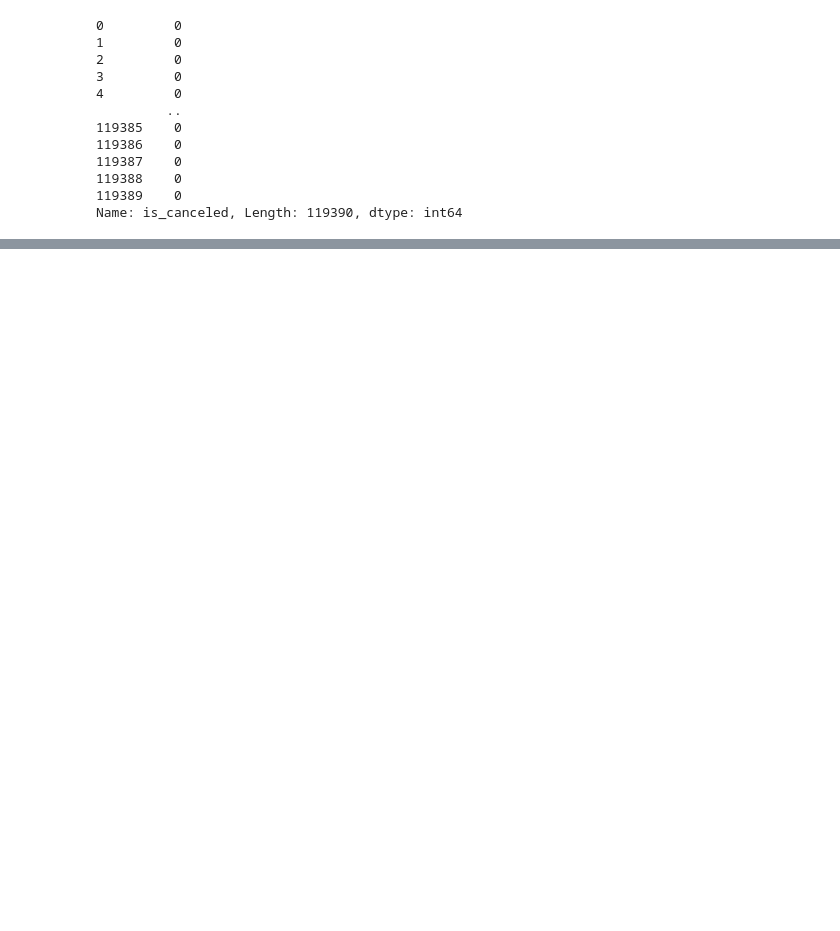
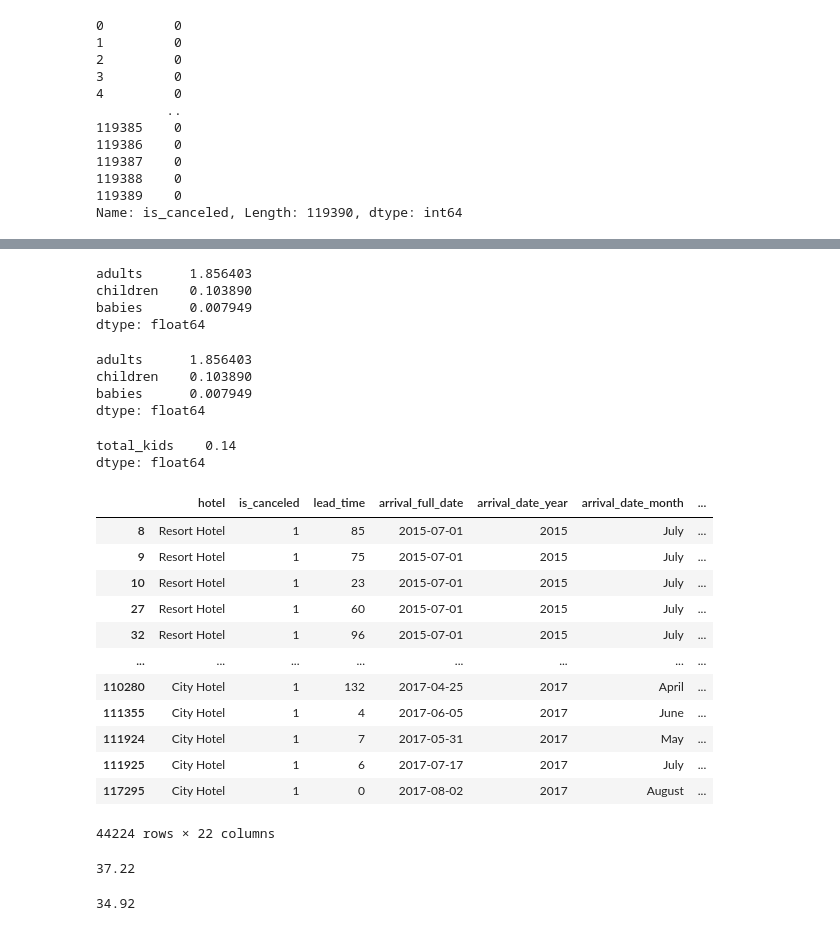
Before and after one commit to bakhtiyarkolzhabai/workspace, a Jupyter notebook: mini_project.ipynb, the cells around one changed output, grey strips where cells are left out. Drawn from its saved outputs; the diff is of its cells as text; code cells hidden in the pictures; blank space fills up the shorter version.

```diff
--- a/mini_project.ipynb
+++ b/mini_project.ipynb
@@ -224,0 +268,50 @@ Name: is_canceled, Length: 119390, dtype: int64
+# %%
+(
+    bookings[['adults', 'children','babies']]
+        .agg({'adults': 'mean','children': 'mean','babies': 'mean'})
+
+)
+# %% [output]
+adults      1.856403
+children    0.103890
+babies      0.007949
+dtype: float64
+# %%
+(
+    bookings[['adults', 'children','babies']].mean()
+
+)
+# %% [output]
+adults      1.856403
+children    0.103890
+babies      0.007949
+dtype: float64
+# %%
+bookings['total_kids']=bookings.children + bookings.babies
+# %%
+(
+bookings
+        .groupby('hotel')
+        .agg({'total_kids': 'mean'})
+        .round(2)
+        .max()
+)
+# %% [output]
+total_kids    0.14
+dtype: float64
+# %%
+bookings.query('is_canceled == 1')
+# %% [output]
+|  | hotel | is_canceled | lead_time | arrival_full_date | arrival_date_year | arrival_date_month | ... |
+| 8 | Resort Hotel | 1 | 85 | 2015-07-01 | 2015 | July | ... |
+| 9 | Resort Hotel | 1 | 75 | 2015-07-01 | 2015 | July | ... |
+| 10 | Resort Hotel | 1 | 23 | 2015-07-01 | 2015 | July | ... |
+| 27 | Resort Hotel | 1 | 60 | 2015-07-01 | 2015 | July | ... |
+| 32 | Resort Hotel | 1 | 96 | 2015-07-01 | 2015 | July | ... |
+| ... | ... | ... | ... | ... | ... | ... | ... |
+| 110280 | City Hotel | 1 | 132 | 2017-04-25 | 2017 | April | ... |
+| 111355 | City Hotel | 1 | 4 | 2017-06-05 | 2017 | June | ... |
+| 111924 | City Hotel | 1 | 7 | 2017-05-31 | 2017 | May | ... |
+| 111925 | City Hotel | 1 | 6 | 2017-07-17 | 2017 | July | ... |
+| 117295 | City Hotel | 1 | 0 | 2017-08-02 | 2017 | August | ... |
+44224 rows × 22 columns
@@ -224,0 +320,14 @@ Name: is_canceled, Length: 119390, dtype: int64
+# %%
+no_kids_chorn=bookings.query('has_kids == False and is_canceled == 1').shape[0]/ \
+              bookings.query('has_kids == False').shape[0]
+no_kids_chorn=round(no_kids_chorn*100, 2)
+no_kids_chorn
+# %% [output]
+37.22
+# %%
+yes_kids_chorn=bookings.query('has_kids == True and is_canceled == 1').shape[0]/ \
+              bookings.query('has_kids == True').shape[0]
+yes_kids_chorn=round(yes_kids_chorn*100, 2)
+yes_kids_chorn
+# %% [output]
+34.92
```
Also changed, not shown: parts of 4 cells of this notebook, 10 other files.
